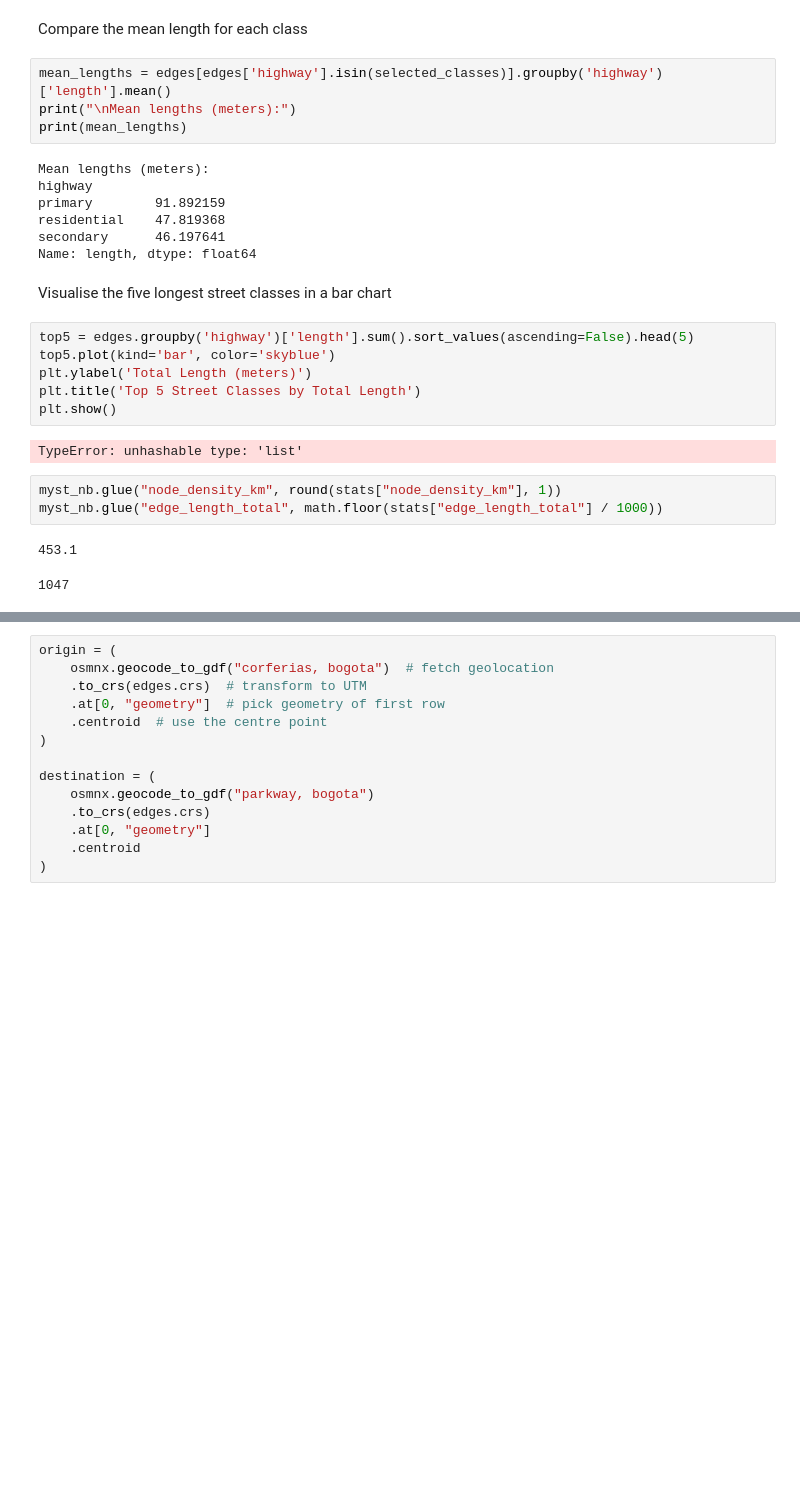
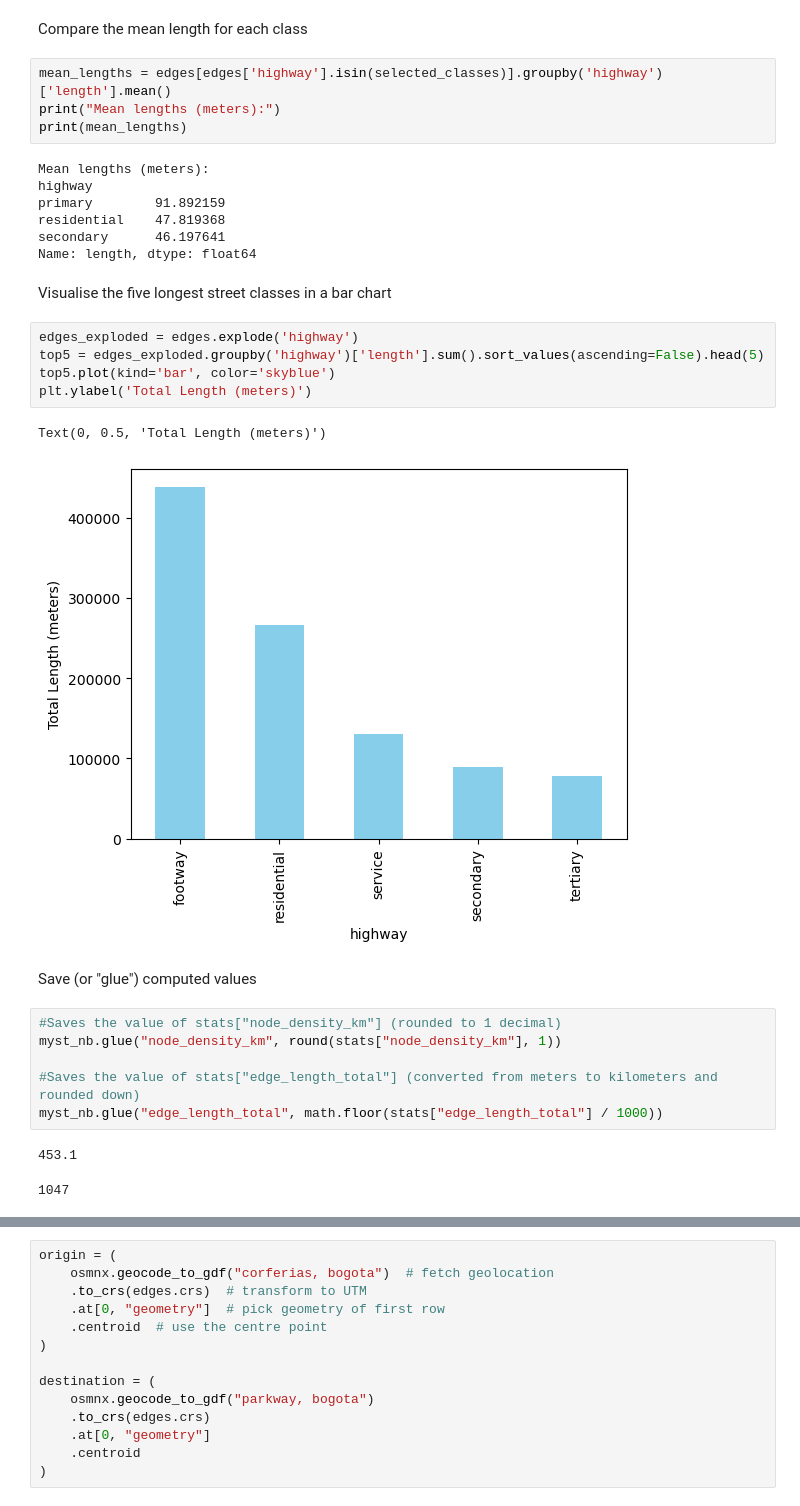
Before and after one commit to aliciaarevalor/network_analysis, a Jupyter notebook: Workshop3_AliciaArevalo.ipynb, the cells around one changed output, grey strips where cells are left out. Saved outputs shown, nothing was run; the diff lists cells and outputs as text; blank space fills up the shorter version.

```diff
--- a/Workshop3_AliciaArevalo.ipynb
+++ b/Workshop3_AliciaArevalo.ipynb
@@ -237,7 +253,7 @@ Name: length, dtype: float64
 Compare the mean length for each class
 # %%
 mean_lengths = edges[edges['highway'].isin(selected_classes)].groupby('highway')['length'].mean()
-print("\nMean lengths (meters):")
+print("Mean lengths (meters):")
 print(mean_lengths)
 # %% [output]
 Mean lengths (meters):
@@ -248,16 +264,21 @@ secondary      46.197641
 Name: length, dtype: float64
 # %% [markdown]
 Visualise the five longest street classes in a bar chart
-# %%
-top5 = edges.groupby('highway')['length'].sum().sort_values(ascending=False).head(5)
-top5.plot(kind='bar', color='skyblue')
-plt.ylabel('Total Length (meters)')
-plt.title('Top 5 Street Classes by Total Length')
-plt.show()
-# %% [output]
-TypeError: unhashable type: 'list'
+# %%
+edges_exploded = edges.explode('highway')
+top5 = edges_exploded.groupby('highway')['length'].sum().sort_values(ascending=False).head(5)
+top5.plot(kind='bar', color='skyblue')
+plt.ylabel('Total Length (meters)')
+# %% [output]
+Text(0, 0.5, 'Total Length (meters)')
+[figure, added]
+# %% [markdown]
+Save (or "glue") computed values
 # %%
+#Saves the value of stats["node_density_km"] (rounded to 1 decimal)
 myst_nb.glue("node_density_km", round(stats["node_density_km"], 1))
+
+#Saves the value of stats["edge_length_total"] (converted from meters to kilometers and rounded down)
 myst_nb.glue("edge_length_total", math.floor(stats["edge_length_total"] / 1000))
 # %% [output]
 453.1
```
Also changed, not shown: parts of 50 cells of this notebook, 1 other file.
